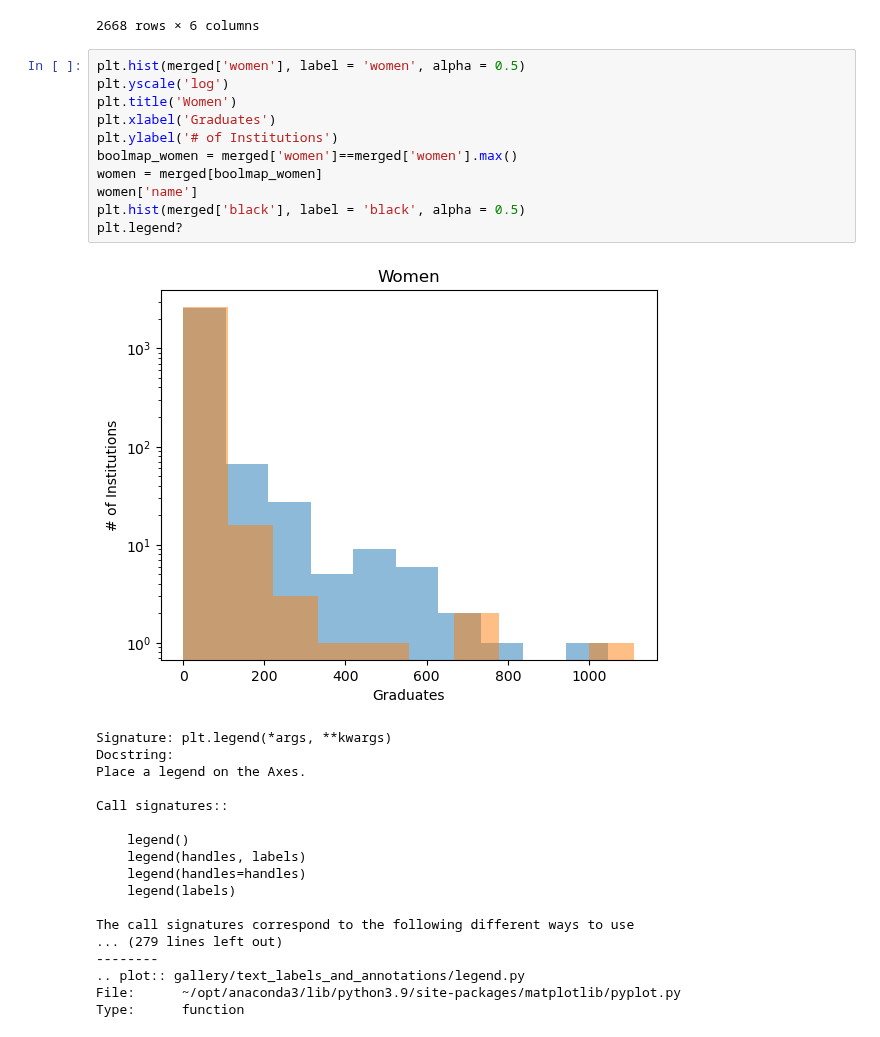
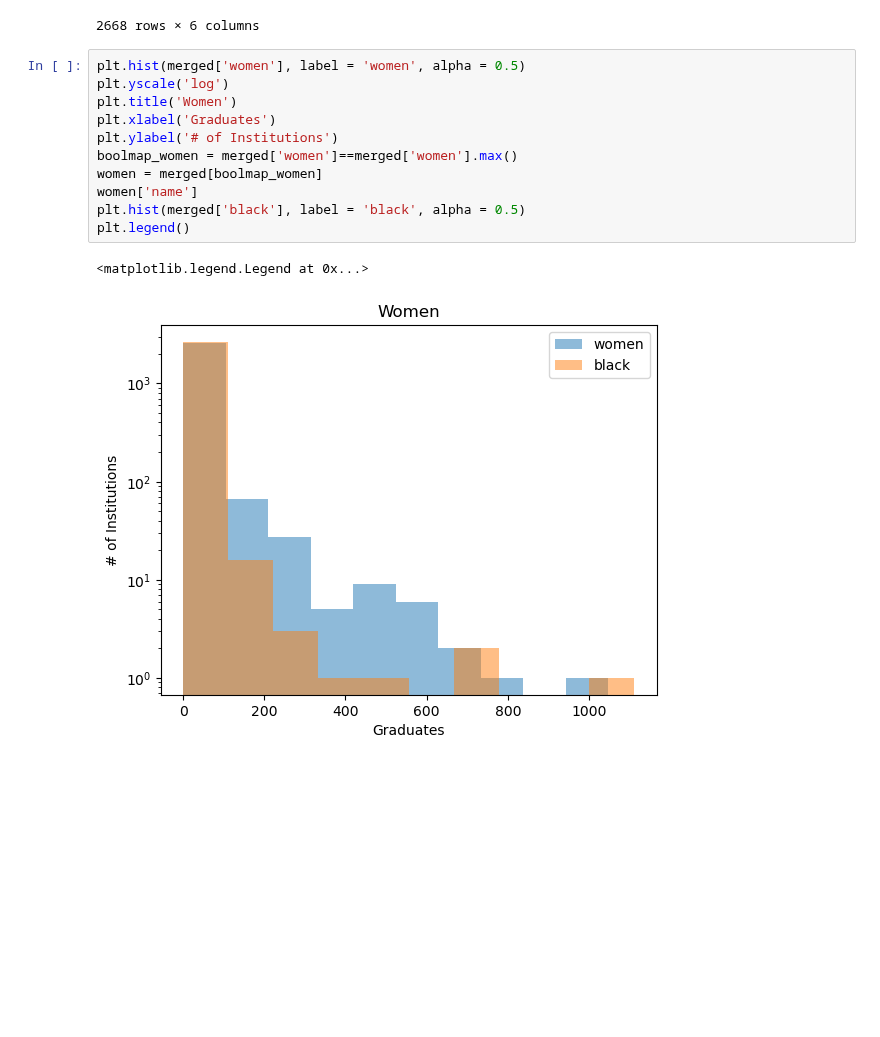
Before and after one commit to jmasontaylor/Education, a Jupyter notebook: src/FirstWeek.ipynb, the cells around one changed output. Saved outputs shown, nothing was run; the diff lists cells and outputs as text; blank space fills up the shorter version.

Commit message:
Update FirstWeek.ipynb
Making the scatter plots for issue 2

```diff
--- a/src/FirstWeek.ipynb
+++ b/src/FirstWeek.ipynb
@@ -116,30 +117,14 @@ merged
 # %%
 plt.hist(merged['women'], label = 'women', alpha = 0.5)
 plt.yscale('log')
 plt.title('Women')
 plt.xlabel('Graduates')
 plt.ylabel('# of Institutions')
 boolmap_women = merged['women']==merged['women'].max()
 women = merged[boolmap_women]
 women['name']
 plt.hist(merged['black'], label = 'black', alpha = 0.5)
-plt.legend?
+plt.legend()
 # %% [output]
+<matplotlib.legend.Legend at 0x...>
-[figure, old version]
+[figure, new version]
-Signature: plt.legend(*args, **kwargs)
-Docstring:
-Place a legend on the Axes.
-
-Call signatures::
-
-    legend()
-    legend(handles, labels)
-    legend(handles=handles)
-    legend(labels)
-
-The call signatures correspond to the following different ways to use
-... (279 lines left out)
---------
-.. plot:: gallery/text_labels_and_annotations/legend.py
-File:      ~/opt/anaconda3/lib/python3.9/site-packages/matplotlib/pyplot.py
-Type:      function
```
Also changed, not shown: parts of 13 cells of this notebook.
